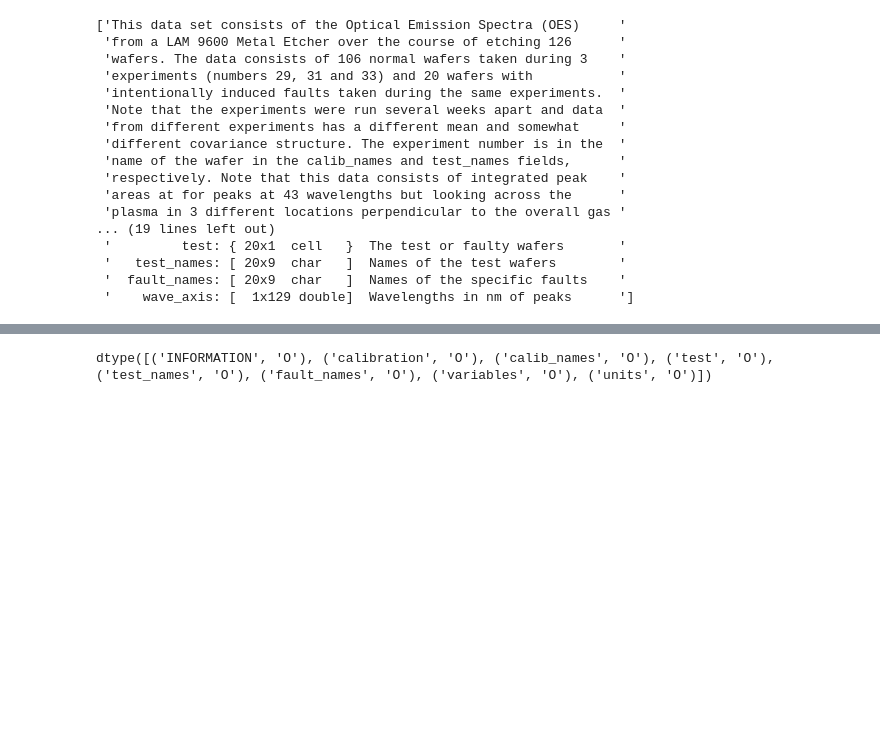
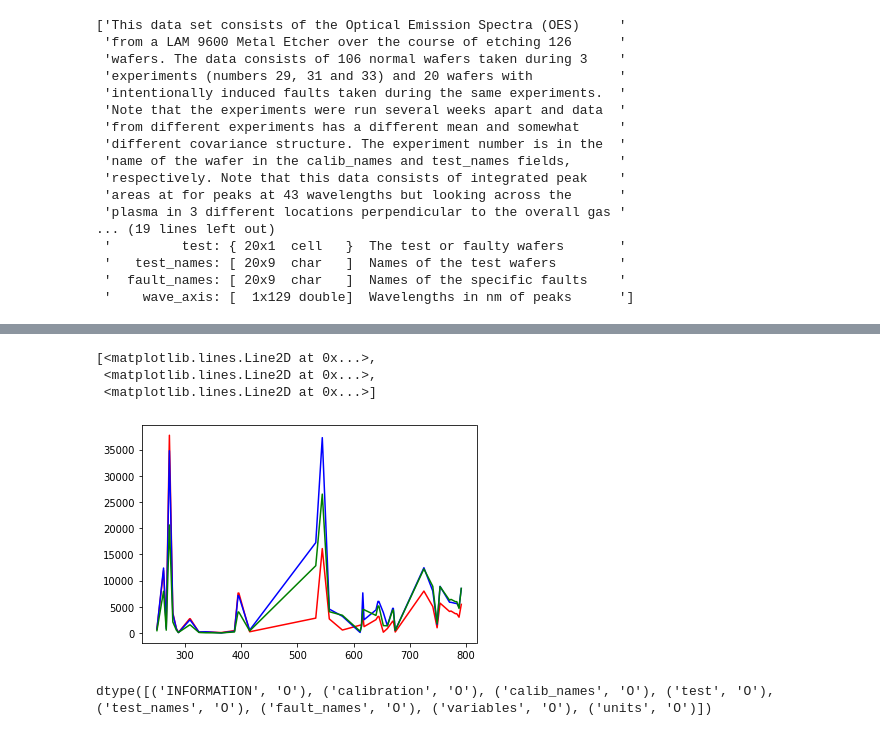
Before and after one commit to KeeganMcWW/ml-projects, a Jupyter notebook: LAM9600MetalEtcher_ML.ipynb, the cells around one changed output, grey strips where cells are left out. Cells and saved outputs as stored; diff of their text form; code cells hidden in the pictures; blank space fills up the shorter version.

```diff
--- a/LAM9600MetalEtcher_ML.ipynb
+++ b/LAM9600MetalEtcher_ML.ipynb
@@ -77,7 +79,7 @@ Archive:  RFM_DATA.mat_.zip
 # %%
-machine_content = scipy.io.loadmat('/content/machine_data/MACHINE_Data.mat')
-oes_content = scipy.io.loadmat('/content/oes_data/OES_DATA.mat')
-rfm_content = scipy.io.loadmat('/content/rfm_data/RFM_DATA.mat')
+machine_content = scipy.io.loadmat('/content/machine_data_files/MACHINE_Data.mat')
+oes_content = scipy.io.loadmat('/content/oes_data_files/OES_DATA.mat')
+rfm_content = scipy.io.loadmat('/content/rfm_data_files/RFM_DATA.mat')
 # %%
 print(sorted(machine_content.keys()))
 print(sorted(oes_content.keys()))
@@ -139,3 +170,14 @@ print(oes_data['INFORMATION'][0,0])
+# %%
+wavelength = oes_data['wave_axis'][0,0][0].reshape((3,43))
+sample_spectrum = oes_data['calibration'][0,0][0][0][0].reshape((3,43))
+plt.plot(wavelength[0],sample_spectrum[0], 'r',
+         wavelength[1],sample_spectrum[1], 'b',
+         wavelength[2],sample_spectrum[2], 'g')
+# %% [output]
+[<matplotlib.lines.Line2D at 0x...>,
+ <matplotlib.lines.Line2D at 0x...>,
+ <matplotlib.lines.Line2D at 0x...>]
+[figure, added]
 # %%
 rfm_data = rfm_content['RFMDATA']
 rfm_data.dtype
```
Also changed, not shown: parts of 10 cells of this notebook.
